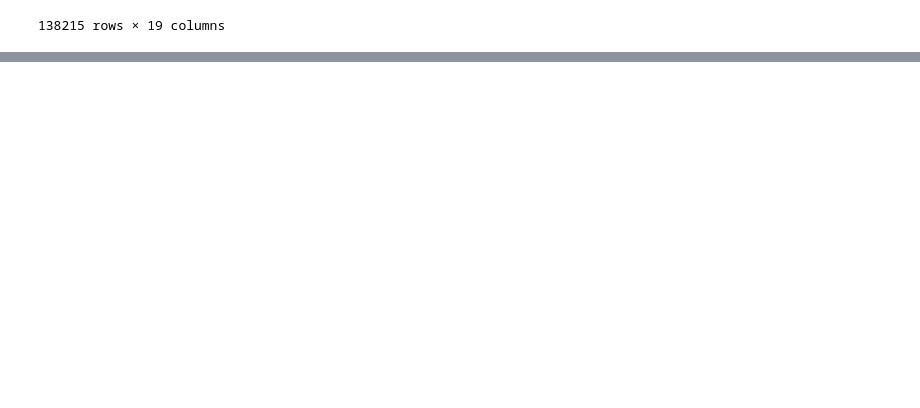
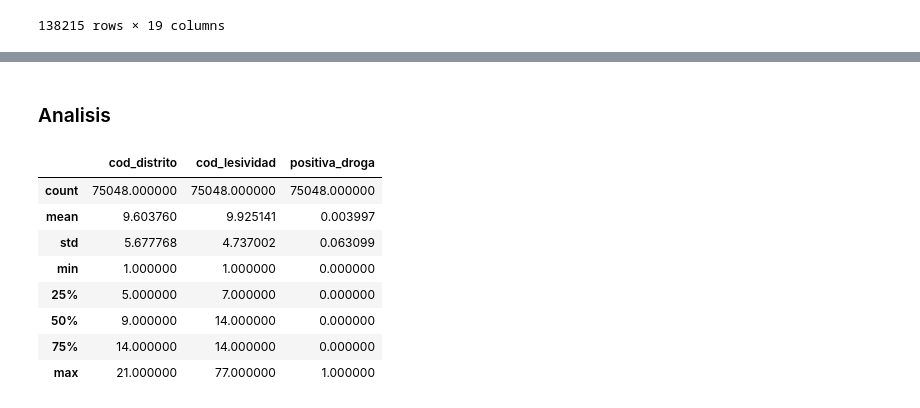
Before and after one commit to davidruiiz/proyecto_CONVIVE, a Jupyter notebook: notebooks/Proyecto_CONVIVE_Actividad2.ipynb, the cells around one changed output, grey strips where cells are left out. Cells and saved outputs as stored; diff of their text form; code cells hidden in the pictures; blank space fills up the shorter version.

```diff
--- a/notebooks/Proyecto_CONVIVE_Actividad2.ipynb
+++ b/notebooks/Proyecto_CONVIVE_Actividad2.ipynb
@@ -152,0 +227,15 @@ df_accidentes
+# %% [markdown]
+### Analisis
+# %%
+#La caracteristicas de cad columna
+df_accident_filt.describe()
+# %% [output]
+|  | cod_distrito | cod_lesividad | positiva_droga |
+| count | 75048.000000 | 75048.000000 | 75048.000000 |
+| mean | 9.603760 | 9.925141 | 0.003997 |
+| std | 5.677768 | 4.737002 | 0.063099 |
+| min | 1.000000 | 1.000000 | 0.000000 |
+| 25% | 5.000000 | 7.000000 | 0.000000 |
+| 50% | 9.000000 | 14.000000 | 0.000000 |
+| 75% | 14.000000 | 14.000000 | 0.000000 |
+| max | 21.000000 | 77.000000 | 1.000000 |
```
Also changed, not shown: parts of 44 cells of this notebook.
